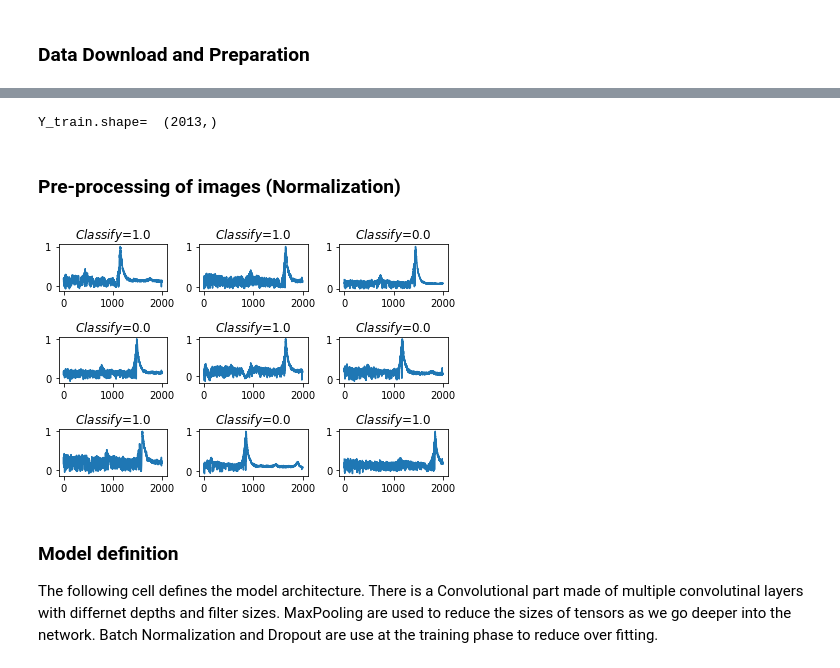
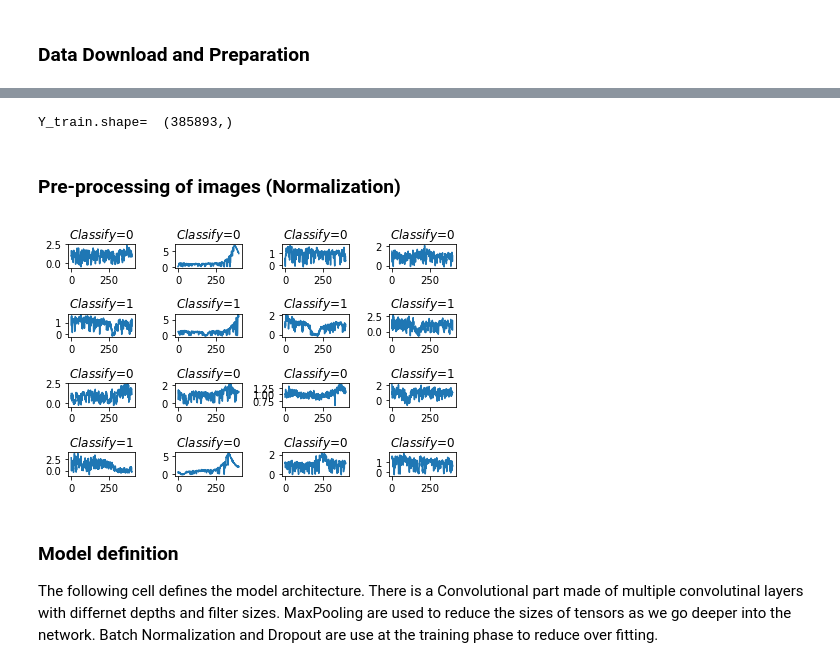
Before and after one commit to moonlovist/ML_DLA, a Jupyter notebook: DLA_1D_CNN_ting.ipynb, the cells around one changed output, grey strips where cells are left out. Cells and saved outputs as stored; diff of their text form; code cells hidden in the pictures.

```diff
--- a/DLA_1D_CNN_ting.ipynb
+++ b/DLA_1D_CNN_ting.ipynb
@@ -56,8 +56,7 @@ pathinData="/content/drive/My Drive/ML_DLA"
 
 #images
 X = np.load(pathinData+'/Classification_catalog_SN_6_mock_4.7.01.npy')
-X = X[:,0:2000,:,:]
-X = np.squeeze(X,axis=3)
+X = np.expand_dims(X,axis=2)
 #morphological class
 Y1 = np.load(pathinData+'/Classification_id_SN_6_mock_4.7.01.npy')
 Y2 = np.load(pathinData+'/Classification_z_SN_6_mock_4.7.01.npy')
@@ -74,5 +74,0 @@ Y[Y==1].shape
-# %%
-#X = np.vstack((X[Y==0][0:27343,:,:,:],X[Y==1]))
-#Y = np.hstack((Y[Y==0][0:27343],Y[Y==1]))
-X = np.vstack((X[Y==0][0:1679,:,:],X[Y==1]))
-Y = np.hstack((Y[Y==0][0:1679],Y[Y==1]))
@@ -79,3 +79,9 @@ Y = np.hstack((Y[Y==0][0:1679],Y[Y==1]))
+# %%
+X = np.vstack((X[Y1==0][0:Y1[Y1==1].shape[0],:,:],X[Y1==1]))
+Y2 = np.hstack((Y2[Y1==0][0:Y1[Y1==1].shape[0]],Y2[Y1==1]))
+Y1 = np.hstack((Y1[Y1==0][0:Y1[Y1==1].shape[0]],Y1[Y1==1]))
+#Y = np.transpose(np.vstack((Y1,Y2)))
+Y = Y1
 # %%
 from sklearn.utils import shuffle
 X, Y = shuffle(X, Y, random_state=0)
@@ -101,13 +118,16 @@ x_test = X[len(X)//5*4:,:,:]
 t_train = Y[0:len(Y)//5*3]
 t_val = Y[len(Y)//5*3:len(Y)//5*4]
 t_test = Y[len(Y)//5*4]
+#t_train = Y[0:len(Y)//5*3,:]
+#t_val = Y[len(Y)//5*3:len(Y)//5*4,:]
+#t_test = Y[len(Y)//5*4,:]
 print ('Y_train.shape= ', t_train.shape)
 # %% [output]
-Y_train.shape=  (2013,)
+Y_train.shape=  (385893,)
 # %% [markdown]
 ### Pre-processing of images (Normalization)
 # %%
-mu = np.amax(x_train,axis=(1,2))
+mu = np.median(x_train,axis=(1,2))
 for i in range(0,mu.shape[0]):
     x_train[i,:,:] = x_train[i,:,:]/mu[i]
 
@@ -121,16 +141,16 @@ for i in range(0,mu_val.shape[0]):
 # %%
 randomized_inds_train = np.random.permutation(len(x_train))
 
 fig = plt.figure()
 
 
-for i,j in zip(randomized_inds_train[0:9],range(9)):
-  ax = fig.add_subplot(3, 3, j+1)
+for i,j in zip(randomized_inds_train[0:16],range(16)):
+  ax = fig.add_subplot(4, 4, j+1)
   im = ax.plot(x_train[i])
   plt.title('$Classify$='+str(t_train[i]))
   fig.tight_layout()
 # %% [output]
-[figure, old version]
+[figure, new version]
 # %% [markdown]
 ### Model definition
 The following cell defines the model architecture. There is a Convolutional part made of multiple convolutinal layers with differnet depths and filter sizes. MaxPooling are used to reduce the sizes of tensors as we go deeper into the network. Batch Normalization and Dropout are use at the training phase to reduce over fitting.
```
Also changed, not shown: parts of 11 cells of this notebook.
